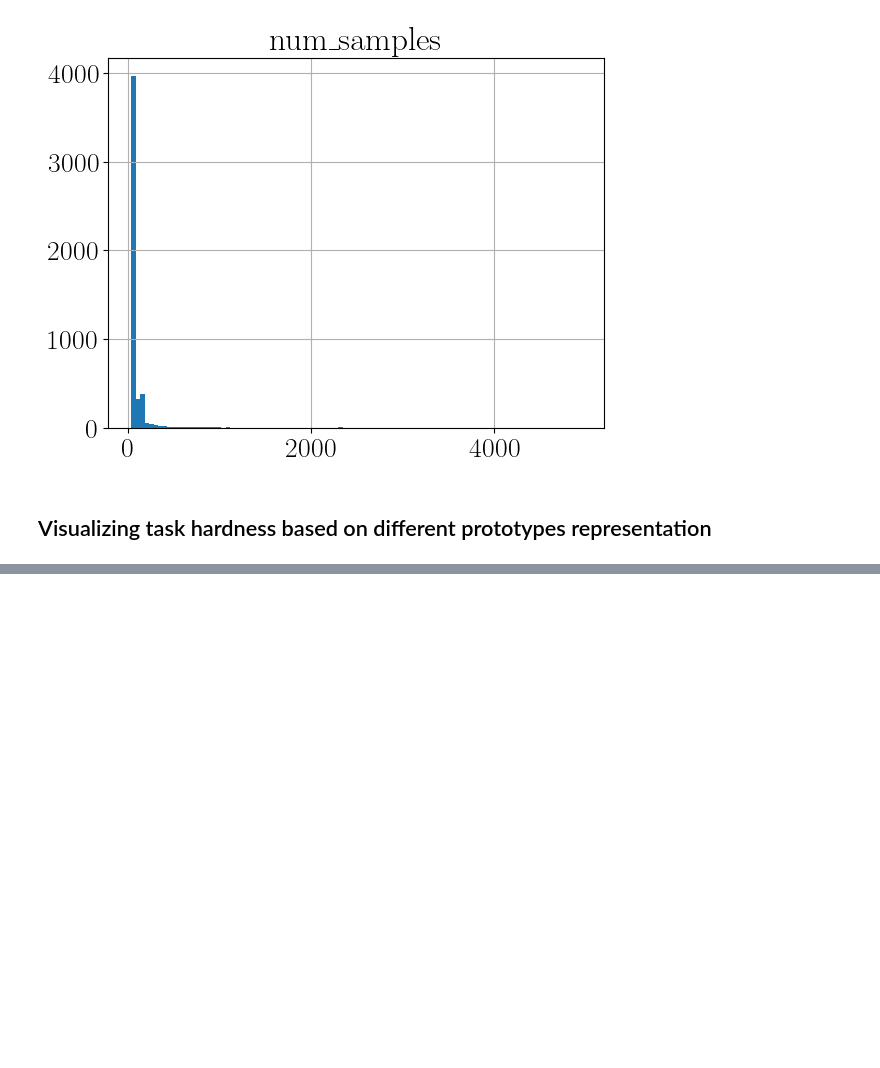
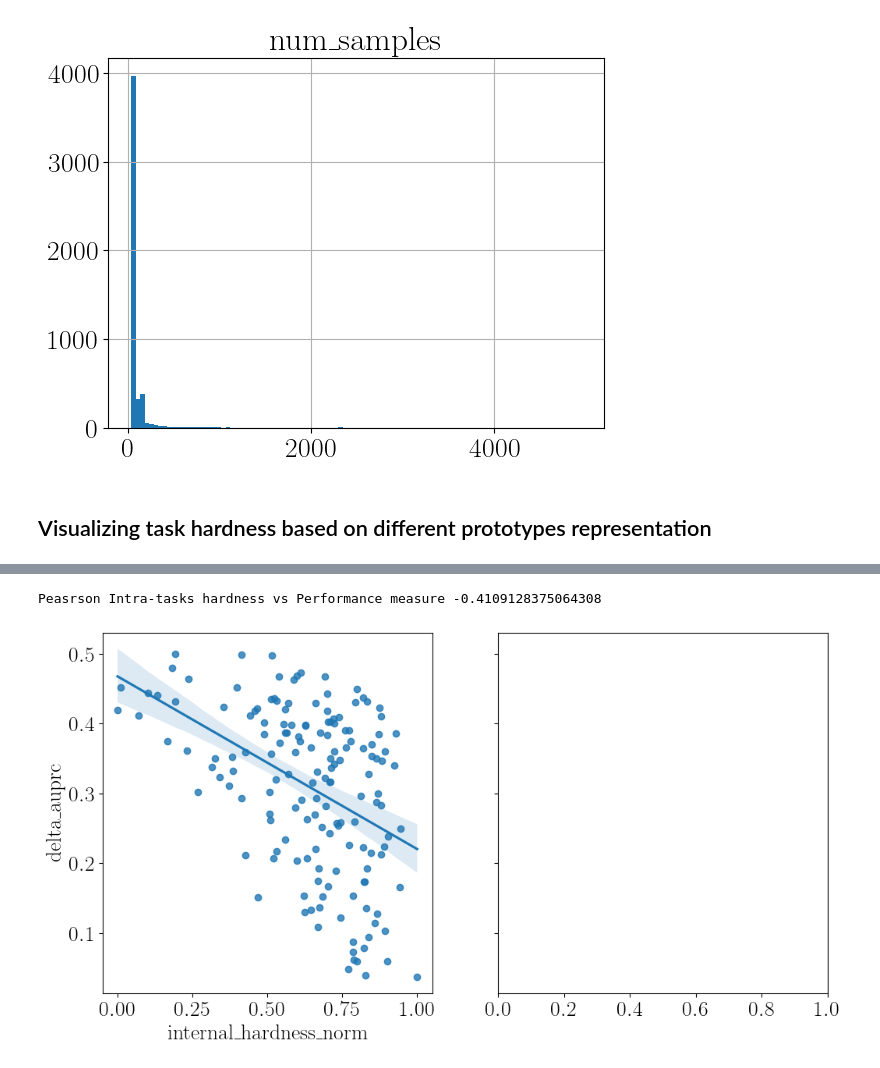
Before and after one commit to HFooladi/FS-Mol, a Jupyter notebook: notebooks/ProtoNet_repr.ipynb, the cells around one changed output, grey strips where cells are left out. Saved outputs shown, nothing was run; the diff lists cells and outputs as text; code cells hidden in the pictures; blank space fills up the shorter version.

```diff
--- a/notebooks/ProtoNet_repr.ipynb
+++ b/notebooks/ProtoNet_repr.ipynb
@@ -484,0 +626,9 @@ plt.show()
+# %%
+fig, (ax1, ax2) = plt.subplots(ncols=2, sharey=True, figsize=(12, 6))
+print("Peasrson Intra-tasks hardness vs Performance measure", x['internal_hardness_norm'].corr( x['roc_auc']))
+sns.regplot(x="internal_hardness_norm", y="delta_auprc",data=x, ax=ax1)
+#sns.regplot(x="internal_hardness_norm", y="delta_auprc",data=x, ax=ax2)
+plt.show()
+# %% [output]
+Peasrson Intra-tasks hardness vs Performance measure -0.4109128375064308
+[figure, added]
```
Also changed, not shown: parts of 36 cells of this notebook.
